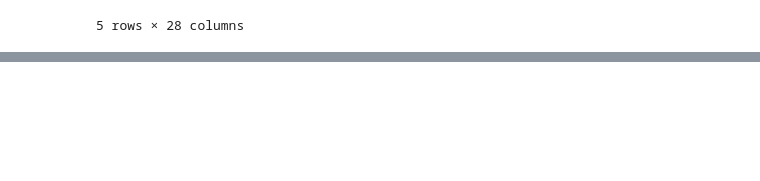
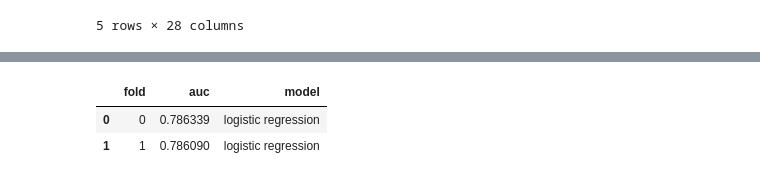
Before and after one commit to Rajashow/hippity-hoppity-your-data-is-my-property, a Jupyter notebook: ML.ipynb, the cells around one changed output, grey strips where cells are left out. Drawn from its saved outputs; the diff is of its cells as text; code cells hidden in the pictures; blank space fills up the shorter version.

```diff
--- a/ML.ipynb
+++ b/ML.ipynb
@@ -81,0 +106,6 @@ KeyError: "None of [Int64Index([ 26037,  26038,  26039,  26040,  26041,  26042,
+# %%
+lr_auc_df
+# %% [output]
+|  | fold | auc | model |
+| 0 | 0 | 0.786339 | logistic regression |
+| 1 | 1 | 0.786090 | logistic regression |
```
Also changed, not shown: parts of 5 cells of this notebook, 1 other file.
